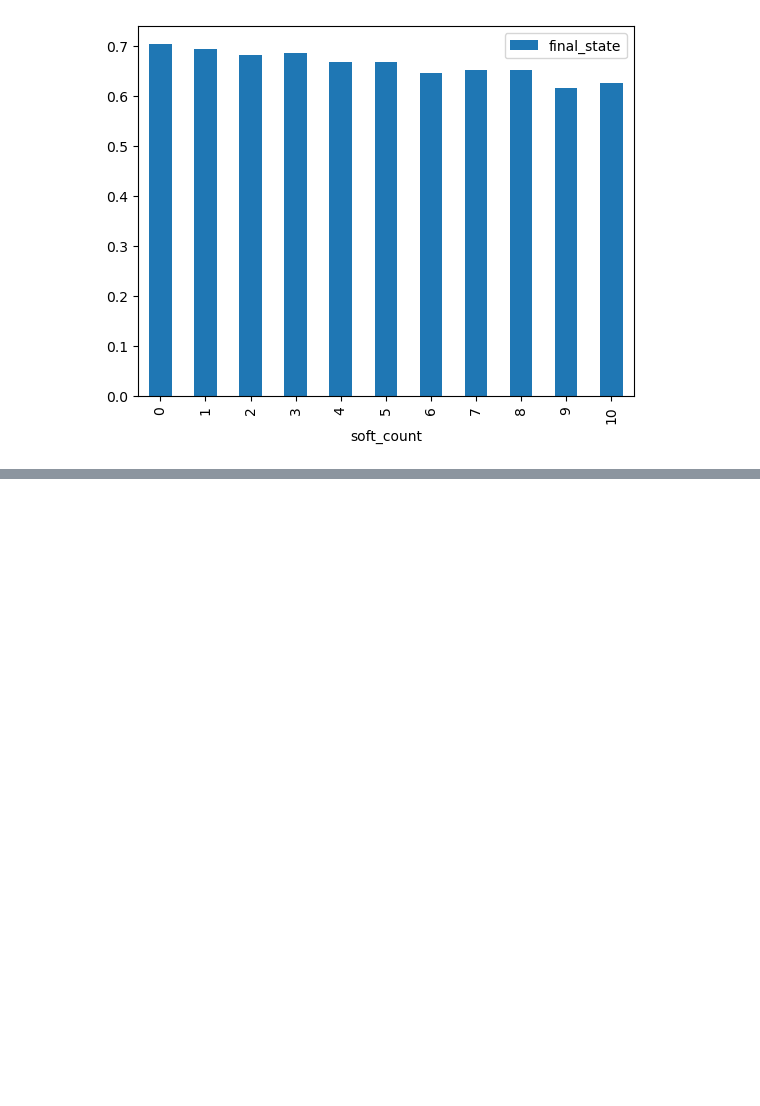
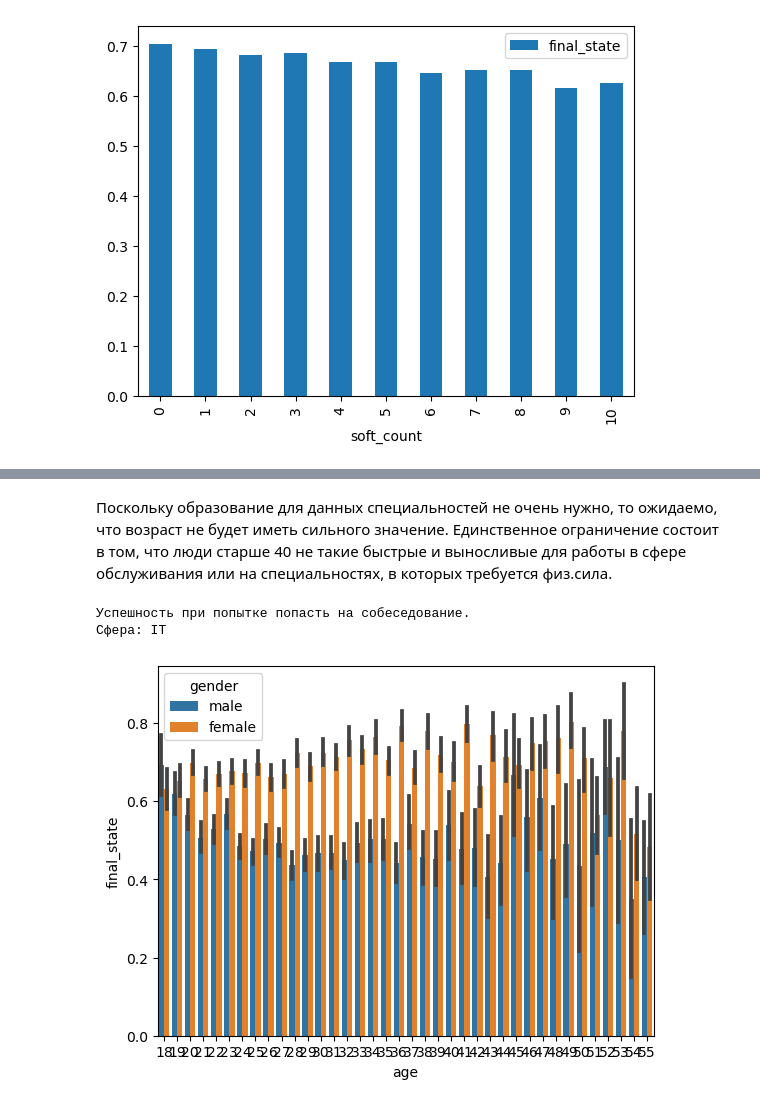
Before and after one commit to Arseniysafonov1/dano, a Jupyter notebook: First.ipynb, the cells around one changed output, grey strips where cells are left out. Saved outputs shown, nothing was run; the diff lists cells and outputs as text; code cells hidden in the pictures; blank space fills up the shorter version.

```diff
--- a/First.ipynb
+++ b/First.ipynb
@@ -389,0 +518,8 @@ skills_df[['soft_part', 'final_state']].groupby('soft_part').mean().plot.bar()
+# %% [markdown]
+Поскольку образование для данных специальностей не очень нужно, то ожидаемо, что возраст не будет иметь сильного значение. Единственное ограничение состоит в том, что люди старше 40 не такие быстрые и выносливые для работы в сфере обслуживания или на специальностях, в которых требуется физ.сила.
+# %%
+plot('IT', 18, 55)
+# %% [output]
+Успешность при попытке попасть на собеседование.
+Сфера: IT
+[figure, added]
```
Also changed, not shown: parts of 50 cells of this notebook.
